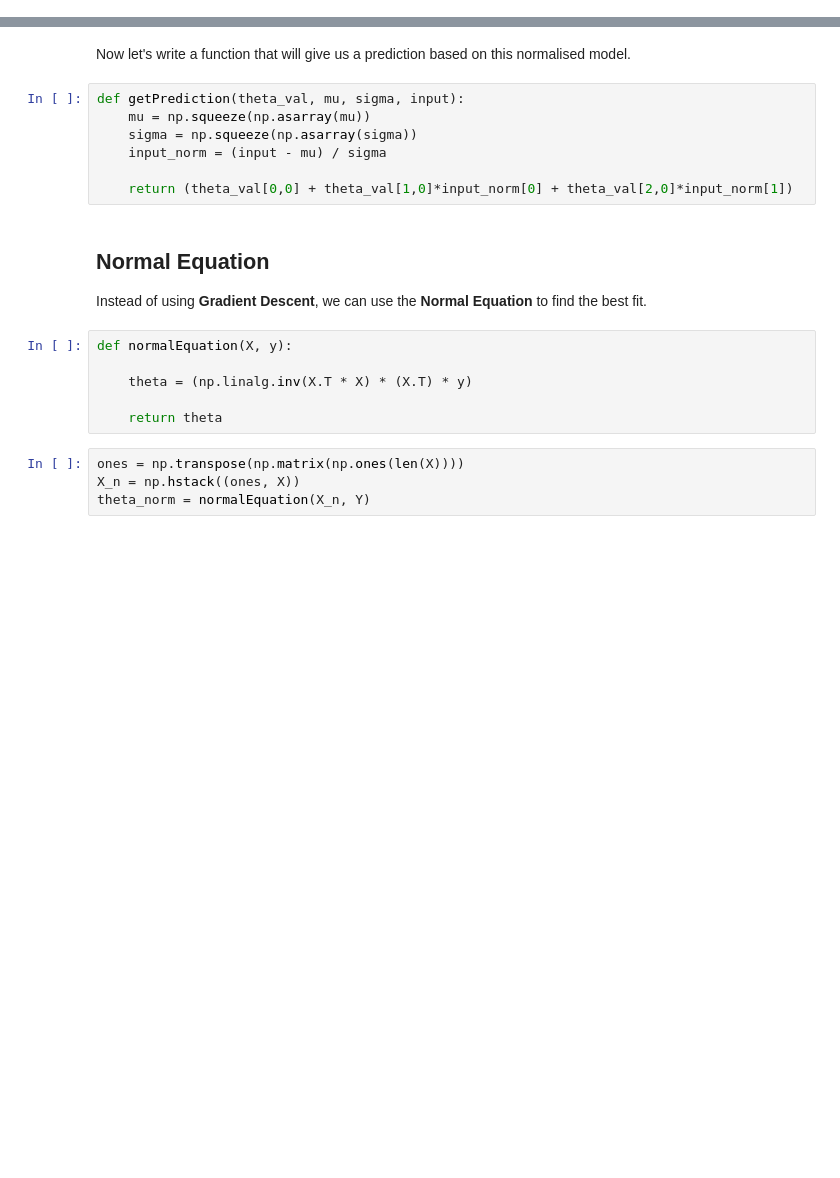
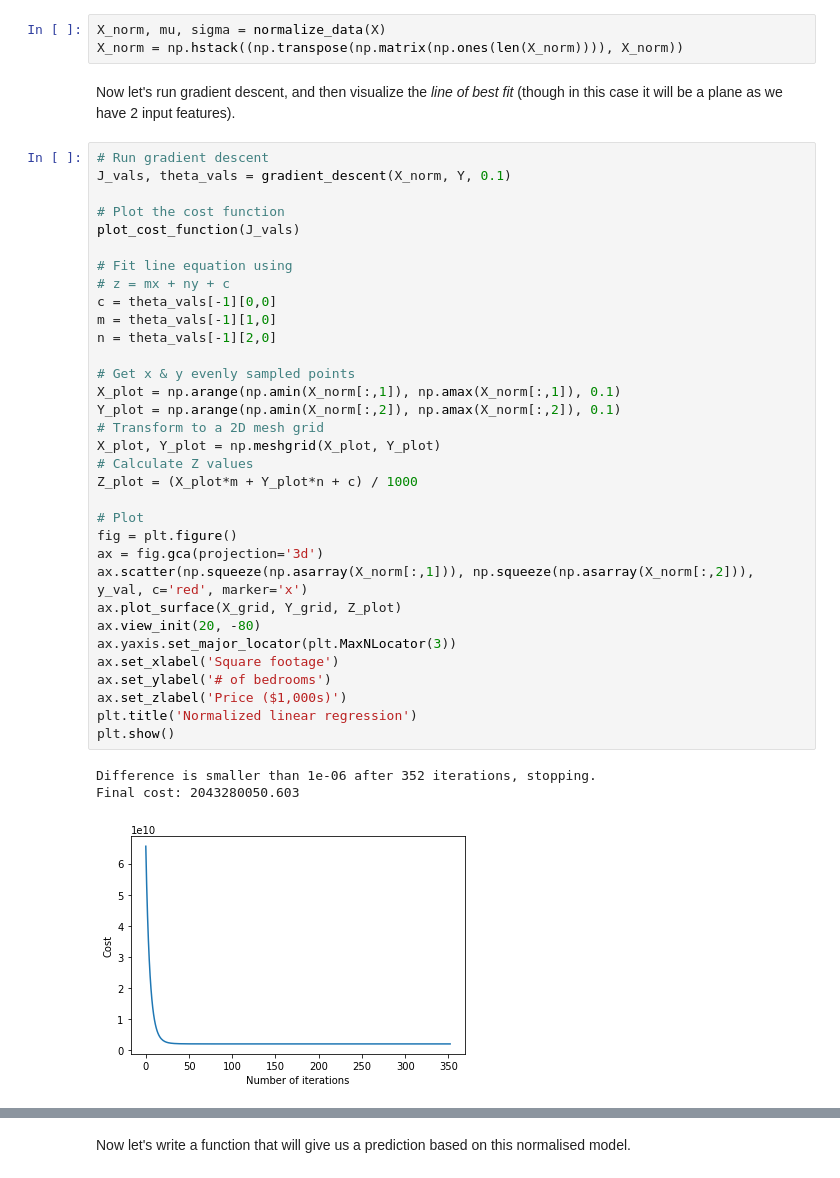
Before and after one commit to m-lyon/MachineLearningLearning, a Jupyter notebook: notebooks/Linear Regression.ipynb, the cells around one changed output, grey strips where cells are left out. Drawn from its saved outputs; the diff is of its cells as text; blank space fills up the shorter version.

```diff
--- a/notebooks/Linear Regression.ipynb
+++ b/notebooks/Linear Regression.ipynb
@@ -170,0 +378,42 @@ plotCostFunction(J_vals)
+# %%
+X_norm, mu, sigma = normalize_data(X)
+X_norm = np.hstack((np.transpose(np.matrix(np.ones(len(X_norm)))), X_norm))
+# %% [markdown]
+Now let's run gradient descent, and then visualize the *line of best fit* (though in this case it will be a plane as we have 2 input features).
+# %%
+# Run gradient descent
+J_vals, theta_vals = gradient_descent(X_norm, Y, 0.1)
+
+# Plot the cost function
+plot_cost_function(J_vals)
+
+# Fit line equation using
+# z = mx + ny + c
+c = theta_vals[-1][0,0]
+m = theta_vals[-1][1,0]
+n = theta_vals[-1][2,0]
+
+# Get x & y evenly sampled points
+X_plot = np.arange(np.amin(X_norm[:,1]), np.amax(X_norm[:,1]), 0.1)
+Y_plot = np.arange(np.amin(X_norm[:,2]), np.amax(X_norm[:,2]), 0.1)
+# Transform to a 2D mesh grid
+X_plot, Y_plot = np.meshgrid(X_plot, Y_plot)
+# Calculate Z values
+Z_plot = (X_plot*m + Y_plot*n + c) / 1000
+
+# Plot
+fig = plt.figure()
+ax = fig.gca(projection='3d')
+ax.scatter(np.squeeze(np.asarray(X_norm[:,1])), np.squeeze(np.asarray(X_norm[:,2])), y_val, c='red', marker='x')
+ax.plot_surface(X_grid, Y_grid, Z_plot)
+ax.view_init(20, -80)
+ax.yaxis.set_major_locator(plt.MaxNLocator(3))
+ax.set_xlabel('Square footage')
+ax.set_ylabel('# of bedrooms')
+ax.set_zlabel('Price ($1,000s)')
+plt.title('Normalized linear regression')
+plt.show()
+# %% [output]
+Difference is smaller than 1e-06 after 352 iterations, stopping.
+Final cost: 2043280050.603
+[figure, added]
@@ -171,23 +421,2 @@ plotCostFunction(J_vals)
 # %% [markdown]
 Now let's write a function that will give us a prediction based on this normalised model.
-# %%
-def getPrediction(theta_val, mu, sigma, input):
-    mu = np.squeeze(np.asarray(mu))
-    sigma = np.squeeze(np.asarray(sigma))
-    input_norm = (input - mu) / sigma
-
-    return (theta_val[0,0] + theta_val[1,0]*input_norm[0] + theta_val[2,0]*input_norm[1])
-# %% [markdown]
-## Normal Equation
-
-Instead of using **Gradient Descent**, we can use the **Normal Equation** to find the best fit.
-# %%
-def normalEquation(X, y):
-
-    theta = (np.linalg.inv(X.T * X) * (X.T) * y)
-
-    return theta
-# %%
-ones = np.transpose(np.matrix(np.ones(len(X))))
-X_n = np.hstack((ones, X))
-theta_norm = normalEquation(X_n, Y)
```
Also changed, not shown: parts of 53 cells of this notebook, 2 other files.
